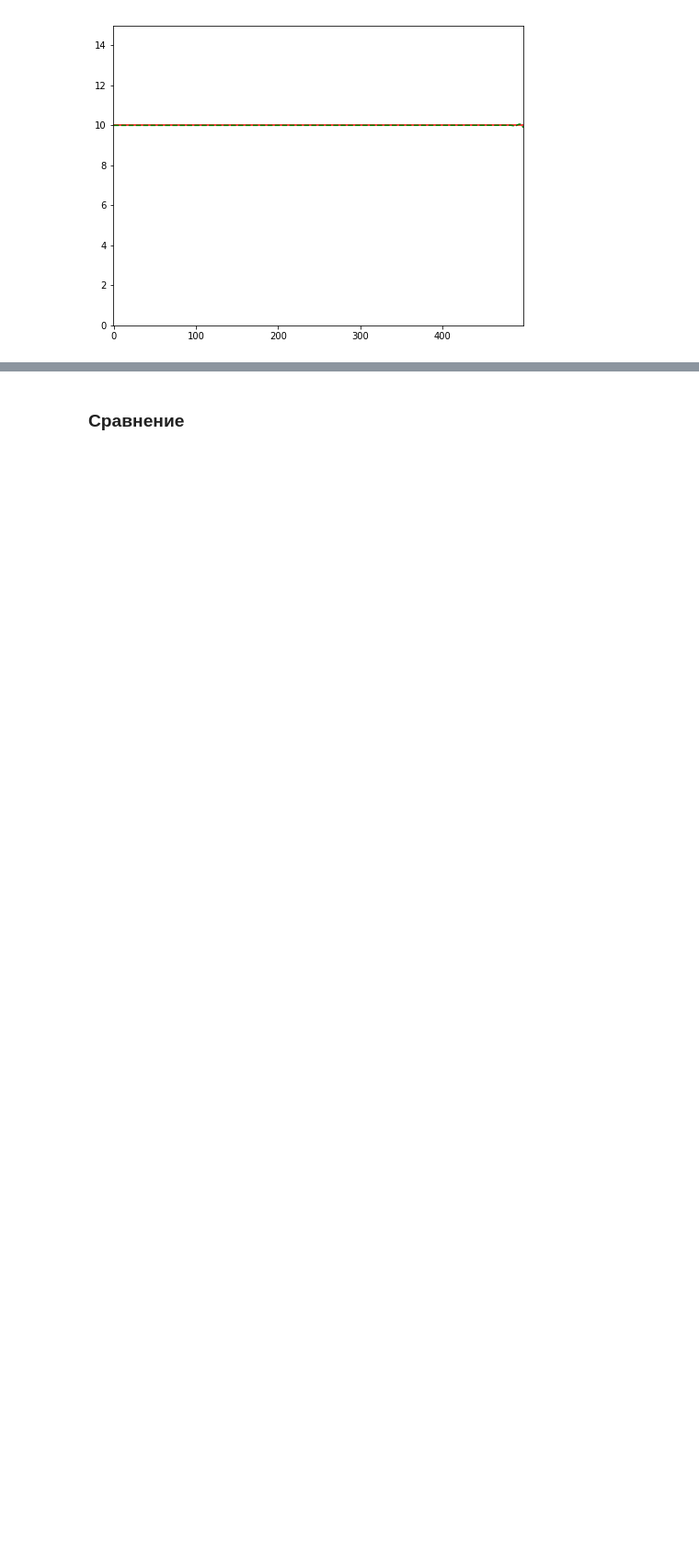
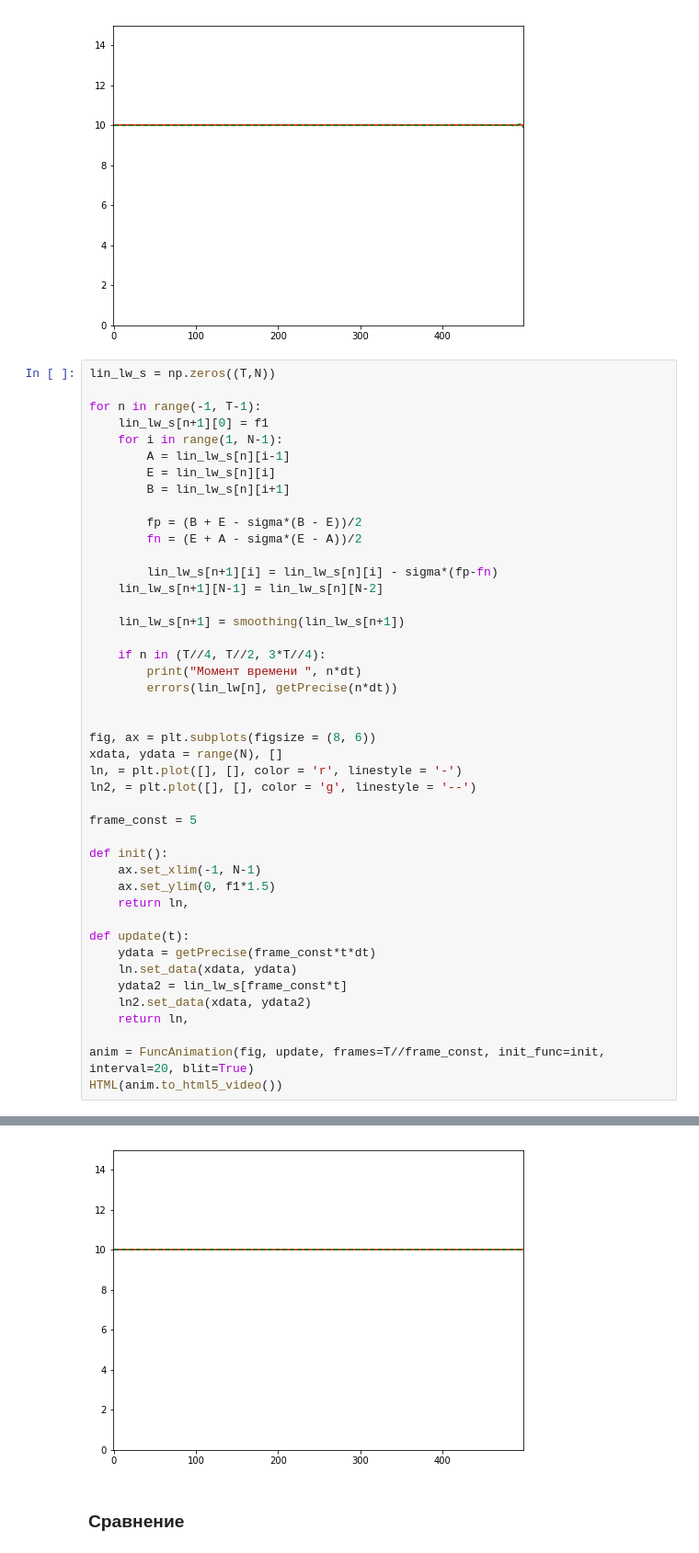
Before and after one commit to dimared/vmetf, a Jupyter notebook: Dmitrij.ipynb, the cells around one changed output, grey strips where cells are left out. Shown at 92% size. Cells and saved outputs as stored; diff of their text form; blank space fills up the shorter version.

```diff
--- a/Dmitrij.ipynb
+++ b/Dmitrij.ipynb
@@ -243,3 +243,48 @@ HTML(anim.to_html5_video())
 Среднеквадратичная погрешность:  0.5812579091472405
 [interactive output not drawn]
 [figure]
+# %%
+lin_lw_s = np.zeros((T,N))
+
+for n in range(-1, T-1):
+    lin_lw_s[n+1][0] = f1
+    for i in range(1, N-1):
+        A = lin_lw_s[n][i-1]
+        E = lin_lw_s[n][i]
+        B = lin_lw_s[n][i+1]
+
+        fp = (B + E - sigma*(B - E))/2
+        fn = (E + A - sigma*(E - A))/2
+
+        lin_lw_s[n+1][i] = lin_lw_s[n][i] - sigma*(fp-fn)
+    lin_lw_s[n+1][N-1] = lin_lw_s[n][N-2]
+
+    lin_lw_s[n+1] = smoothing(lin_lw_s[n+1])
+
+    if n in (T//4, T//2, 3*T//4):
+        print("Момент времени ", n*dt)
+        errors(lin_lw[n], getPrecise(n*dt))
+
+
+fig, ax = plt.subplots(figsize = (8, 6))
+xdata, ydata = range(N), []
+ln, = plt.plot([], [], color = 'r', linestyle = '-')
+ln2, = plt.plot([], [], color = 'g', linestyle = '--')
+
+frame_const = 5
+
+def init():
+    ax.set_xlim(-1, N-1)
+    ax.set_ylim(0, f1*1.5)
+    return ln,
+
+def update(t):
+    ydata = getPrecise(frame_const*t*dt)
+    ln.set_data(xdata, ydata)
+    ydata2 = lin_lw_s[frame_const*t]
+    ln2.set_data(xdata, ydata2)
+    return ln,
+
+anim = FuncAnimation(fig, update, frames=T//frame_const, init_func=init, interval=20, blit=True)
+HTML(anim.to_html5_video())
+# %% [output]
@@ -246,3 +301,4 @@ HTML(anim.to_html5_video())
+[figure, added]
 # %% [markdown]
 ### Сравнение
 # %%
```
Also changed, not shown: parts of 5 cells of this notebook.
